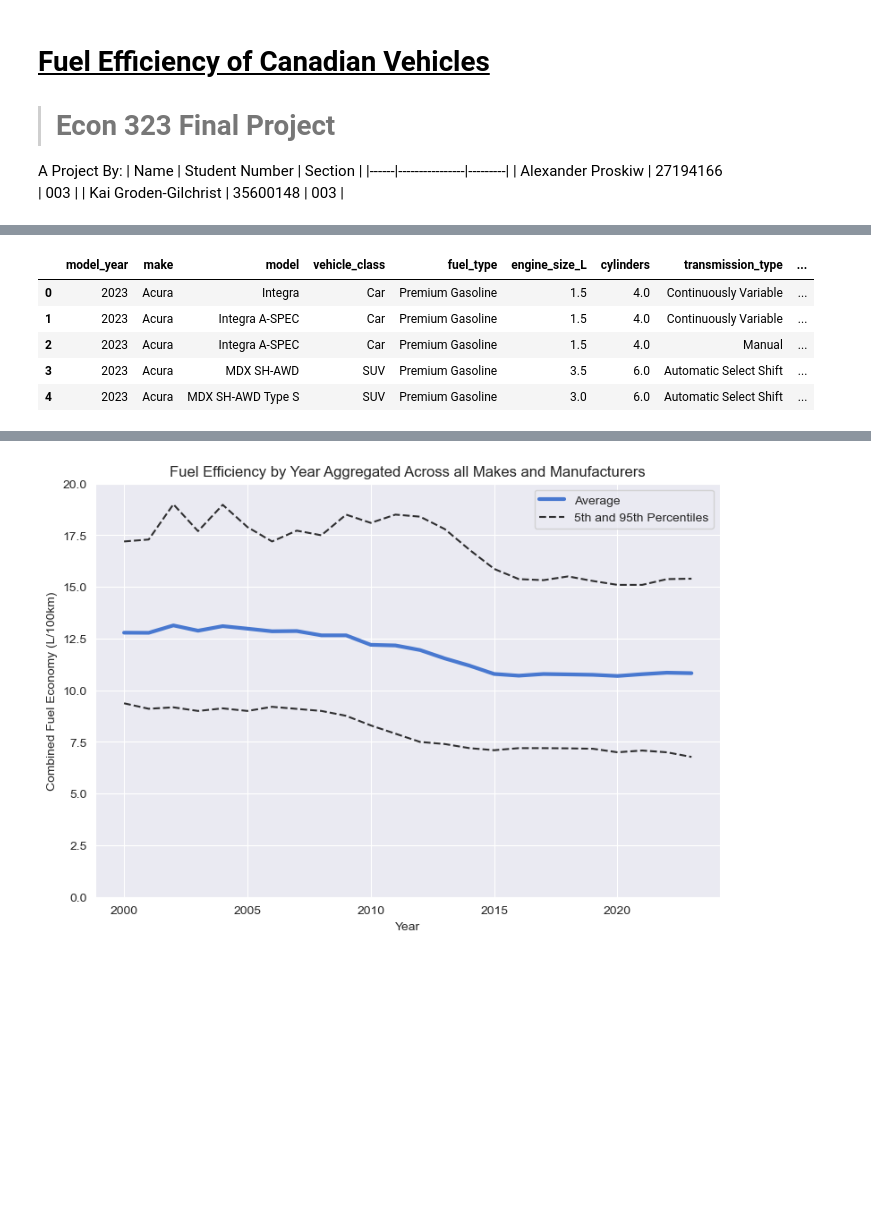
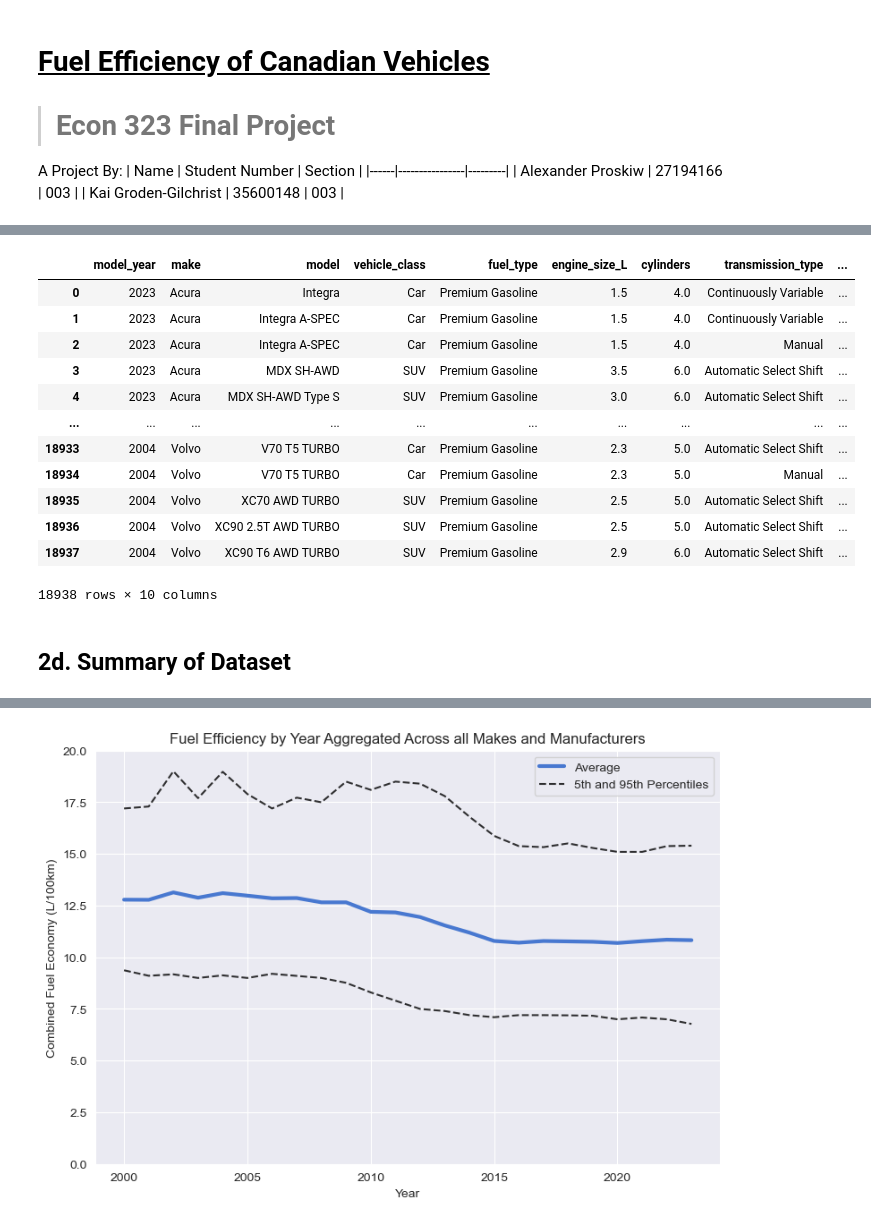
Before and after one commit to alexproskiw/Fuel-Efficiency-of-Canadian-Vehicles-Trends-and-Predictions, a Jupyter notebook: ECON323 Final Project.ipynb, the cells around one changed output, grey strips where cells are left out. Drawn from its saved outputs; the diff is of its cells as text; code cells hidden in the pictures; blank space fills up the shorter version.

```diff
--- a/ECON323 Final Project.ipynb
+++ b/ECON323 Final Project.ipynb
@@ -264,15 +365,24 @@ full_dataset.head()
 # %%
 # reorder the columns
 full_dataset = full_dataset[["model_year", "make", "model", "vehicle_class", "fuel_type",
                              "engine_size_L", "cylinders", "transmission_type",
                              "transmission_gears", "comb_lpkm"]]
 
 # verify changes
-full_dataset.head()
+full_dataset
 # %% [output]
 |  | model_year | make | model | vehicle_class | fuel_type | engine_size_L | cylinders | transmission_type | ... |
 | 0 | 2023 | Acura | Integra | Car | Premium Gasoline | 1.5 | 4.0 | Continuously Variable | ... |
 | 1 | 2023 | Acura | Integra A-SPEC | Car | Premium Gasoline | 1.5 | 4.0 | Continuously Variable | ... |
 | 2 | 2023 | Acura | Integra A-SPEC | Car | Premium Gasoline | 1.5 | 4.0 | Manual | ... |
 | 3 | 2023 | Acura | MDX SH-AWD | SUV | Premium Gasoline | 3.5 | 6.0 | Automatic Select Shift | ... |
 | 4 | 2023 | Acura | MDX SH-AWD Type S | SUV | Premium Gasoline | 3.0 | 6.0 | Automatic Select Shift | ... |
+| ... | ... | ... | ... | ... | ... | ... | ... | ... | ... |
+| 18933 | 2004 | Volvo | V70 T5 TURBO | Car | Premium Gasoline | 2.3 | 5.0 | Automatic Select Shift | ... |
+| 18934 | 2004 | Volvo | V70 T5 TURBO | Car | Premium Gasoline | 2.3 | 5.0 | Manual | ... |
+| 18935 | 2004 | Volvo | XC70 AWD TURBO | SUV | Premium Gasoline | 2.5 | 5.0 | Automatic Select Shift | ... |
+| 18936 | 2004 | Volvo | XC90 2.5T AWD TURBO | SUV | Premium Gasoline | 2.5 | 5.0 | Automatic Select Shift | ... |
+| 18937 | 2004 | Volvo | XC90 T6 AWD TURBO | SUV | Premium Gasoline | 2.9 | 6.0 | Automatic Select Shift | ... |
+18938 rows × 10 columns
+# %% [markdown]
+## 2d. Summary of Dataset
```
Also changed, not shown: parts of 31 cells of this notebook.
